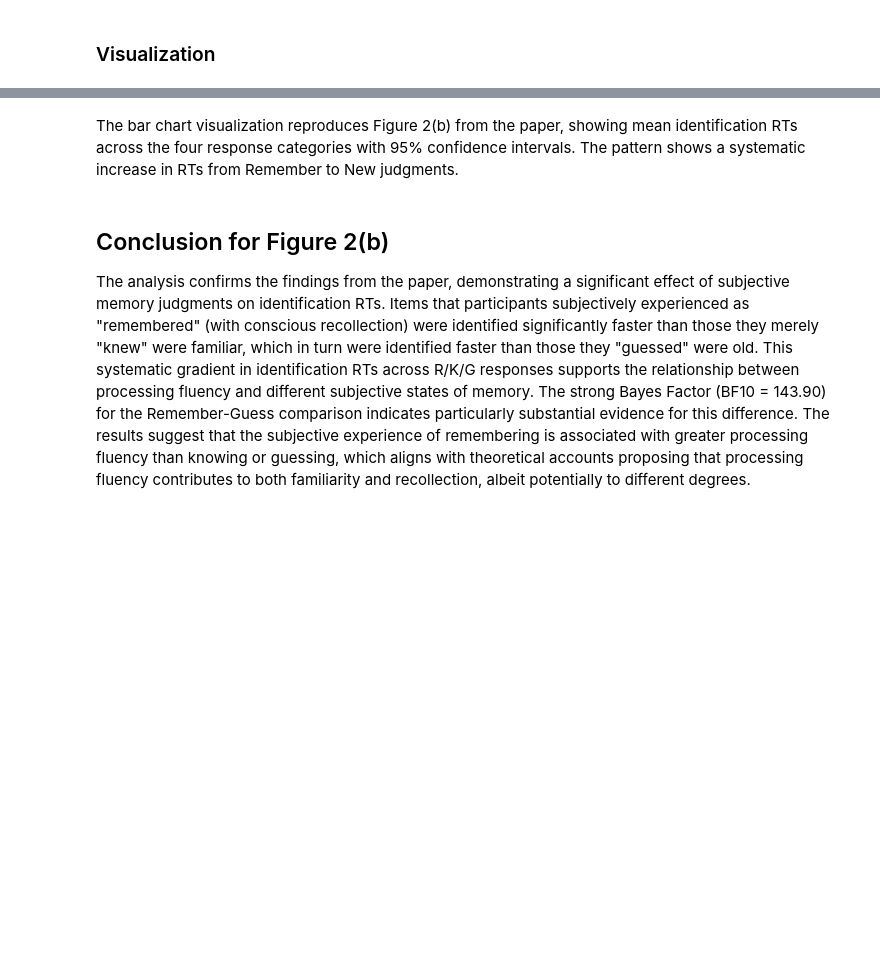
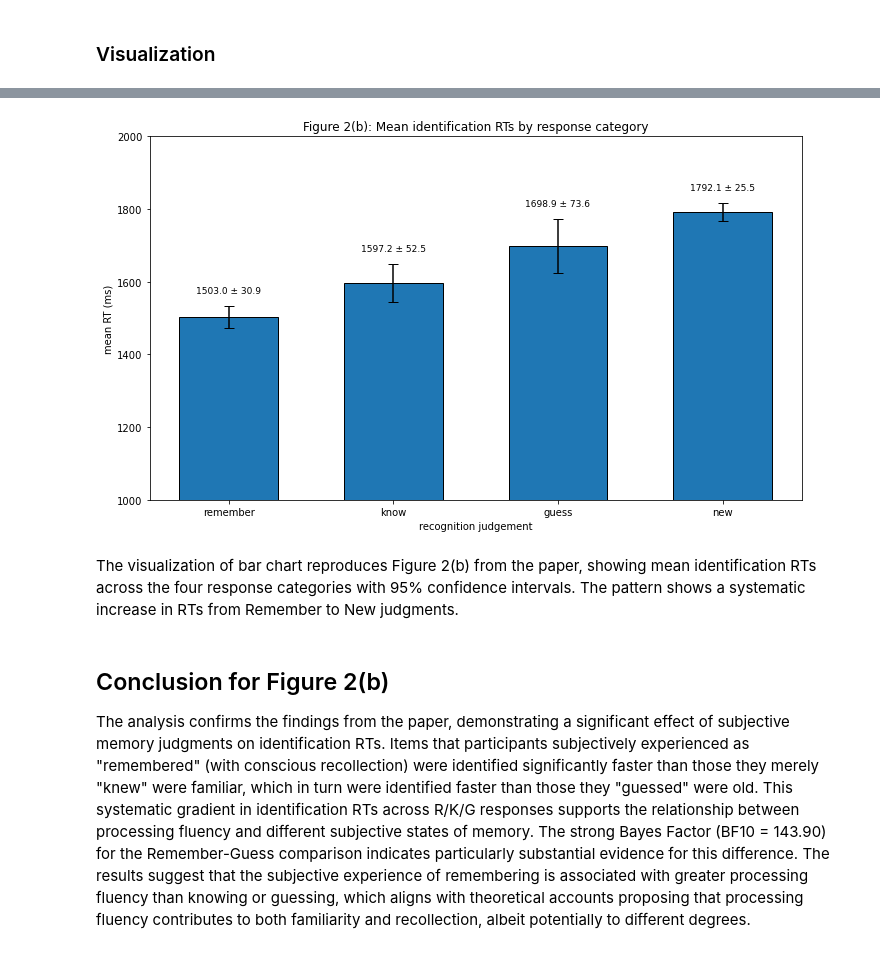
Before and after one commit to LinzanLiu/datascipsych_finalproject, a Jupyter notebook: jupyter/replication.ipynb, the cells around one changed output, grey strips where cells are left out. Cells and saved outputs as stored; diff of their text form; code cells hidden in the pictures; blank space fills up the shorter version.

```diff
--- a/jupyter/replication.ipynb
+++ b/jupyter/replication.ipynb
@@ -186,13 +144,0 @@ Slowest for "new-new" (correct rejections): 1879 ms
-# %%
-order = ['hit', 'miss', 'false alarm', 'correct rejection']
-item_recog_map = {'Hit': 'hit', 'Miss': 'miss', 'FalseAlarm': 'false alarm', 'CorrectRej': 'correct rejection'}
-means = []
-errors = []
-labels = []
-
-for status, category in item_recog_map.items():
-    if status in df['ItemRecogStatus'].unique():
-        data = df[df['ItemRecogStatus'] == status]['idRespTime_ms']
-        means.append(data.mean())
-        errors.append(1.96 * stats.sem(data))
-        labels.append(category)
@@ -426,5 +302,20 @@ new     1792.08 ±25.48
+# %%
+fig, ax = bar_plot(
+    means=means_array,
+    errors=errors_array,
+    x_labels=x_labels,
+    title='Figure 2(b): Mean identification RTs by response category',
+    xlabel='recognition judgement',
+    ylabel='mean RT (ms)',
+    filename='figure_2b.png',
+    y_range=(1000, 2000),
+    show_values=True,
+    show_error=True,
+)
+# %% [output]
+[figure, added]
 # %% [markdown]
-The bar chart visualization reproduces Figure 2(b) from the paper, showing mean identification RTs across the four response categories with 95% confidence intervals. The pattern shows a systematic increase in RTs from Remember to New judgments.
+The visualization of bar chart reproduces Figure 2(b) from the paper, showing mean identification RTs across the four response categories with 95% confidence intervals. The pattern shows a systematic increase in RTs from Remember to New judgments.
 # %% [markdown]
 ## Conclusion for Figure 2(b)
 The analysis confirms the findings from the paper, demonstrating a significant effect of subjective memory judgments on identification RTs. Items that participants subjectively experienced as "remembered" (with conscious recollection) were identified significantly faster than those they merely "knew" were familiar, which in turn were identified faster than those they "guessed" were old.
```
Also changed, not shown: parts of 59 cells of this notebook, 5 other files.
